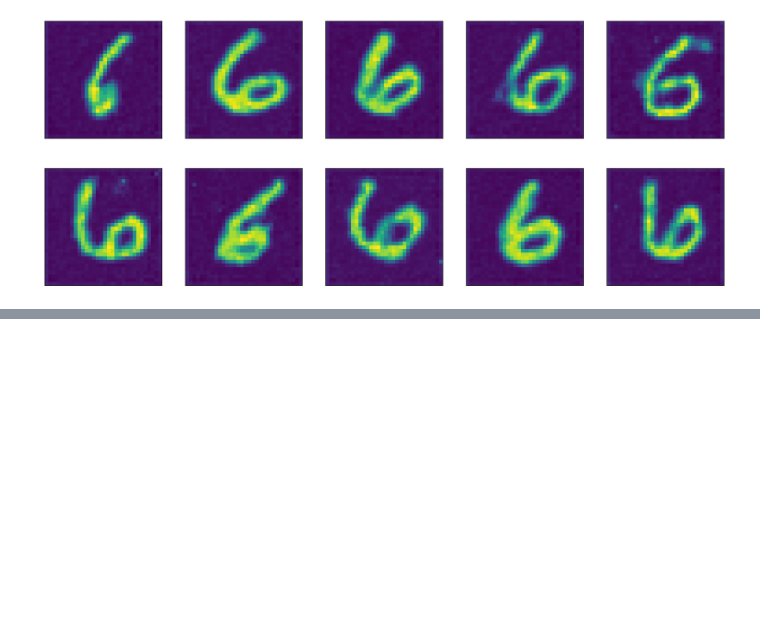
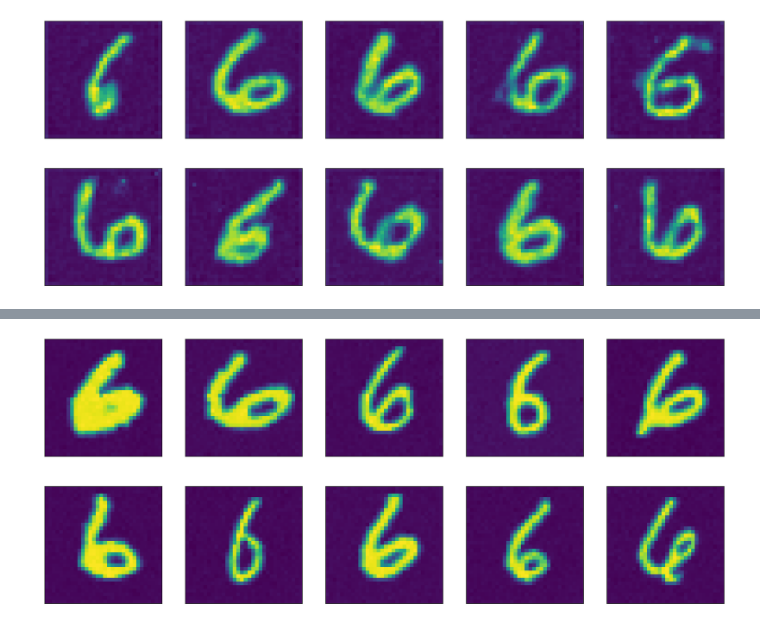
Before and after one commit to HeiseMax/RectifiedFlow, a Jupyter notebook: MNIST_6.ipynb, the cells around one changed output, grey strips where cells are left out. Saved outputs shown, nothing was run; the diff lists cells and outputs as text; code cells hidden in the pictures; blank space fills up the shorter version.

```diff
--- a/MNIST_6.ipynb
+++ b/MNIST_6.ipynb
@@ -270,0 +152,6 @@ plt.show()
+# %%
+samples = [torch.randn(1,1,32,32).to(device) for i in range(10)]
+# %%
+show_samples_array(rectified_flow_1, samples, 2, 5, 100, device)
+# %% [output]
+[figure, added]
```
Also changed, not shown: parts of 12 cells of this notebook, 7 other files.
